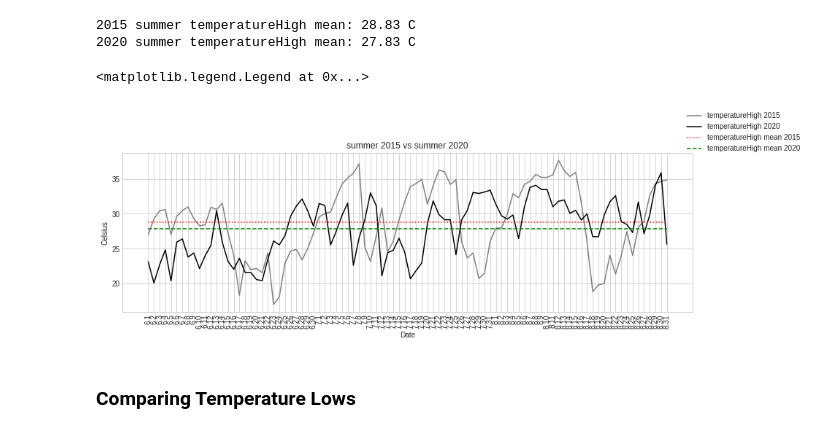
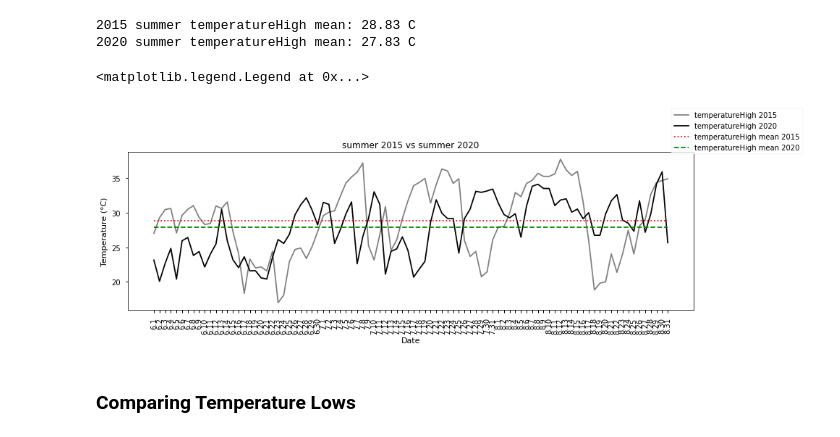
Before and after one commit to xngst/Budapest_idojaras_2000-2020, a Jupyter notebook: Ipython Notebook/Budapest Időjárás 2000-2020 elemzés.ipynb, the cells around one changed output. Saved outputs shown, nothing was run; the diff lists cells and outputs as text; code cells hidden in the pictures.

```diff
--- a/Ipython Notebook/Budapest Időjárás 2000-2020 elemzés.ipynb
+++ b/Ipython Notebook/Budapest Időjárás 2000-2020 elemzés.ipynb
@@ -208,7 +208,7 @@ f"mean: {windSpeed_mean:.2f}"
 ## Plotting data
 # %%
 import matplotlib.pyplot as plt
-plt.style.use('seaborn-whitegrid')
+plt.style.use('seaborn-notebook')
 
 %matplotlib
 %matplotlib inline
@@ -239,8 +239,8 @@ print(f"{year2} count of null values: {year1_th_null_values}")
 # %% [markdown]
 ### Comparing Temperature Highs
 # %%
-year_1_temp_high_mean = year_1["temperatureHigh"].mean()
-year_2_temp_high_mean = year_2["temperatureHigh"].mean()
+year_1_temp_high_mean = year_1_df["temperatureHigh"].mean()
+year_2_temp_high_mean = year_2_df["temperatureHigh"].mean()
 
 print(f"{year1} summer temperatureHigh mean: {year_1_temp_high_mean:.2f} C")
 print(f"{year2} summer temperatureHigh mean: {year_2_temp_high_mean:.2f} C")
@@ -257,35 +257,35 @@ ax.plot(year_1_df["month_day"],
          label=f'temperatureHigh {year1}'
         )
 ax.plot(year_2_df["month_day"],
         year_2_df["temperatureHigh"],
          '-',
          color='black',
          label=f'temperatureHigh {year2}'
         )
 
 ax.plot([year_1_temp_high_mean] * len(year_1_df),
         ":",
         color='red',
         label=f'temperatureHigh mean {year1}'
        )
 
 ax.plot([year_2_temp_high_mean] * len(year_2_df),
         "--",
         color='green',
         label=f'temperatureHigh mean {year2}'
        )
 
 ax.tick_params(axis='x', rotation=90)
 
 ax.set(title=f"summer {year1} vs summer {year2}",
        xlabel='Date',
-       ylabel='Celsius')
+       ylabel='Temperature (°C)')
 
 
 ax.legend(bbox_to_anchor=(1.2, 1.3))
 # %% [output]
 <matplotlib.legend.Legend at 0x...>
-[figure, old version]
+[figure, new version]
 # %% [markdown]
 ### Comparing Temperature Lows
 # %%
```
Also changed, not shown: parts of 17 cells of this notebook, 7 other files.
